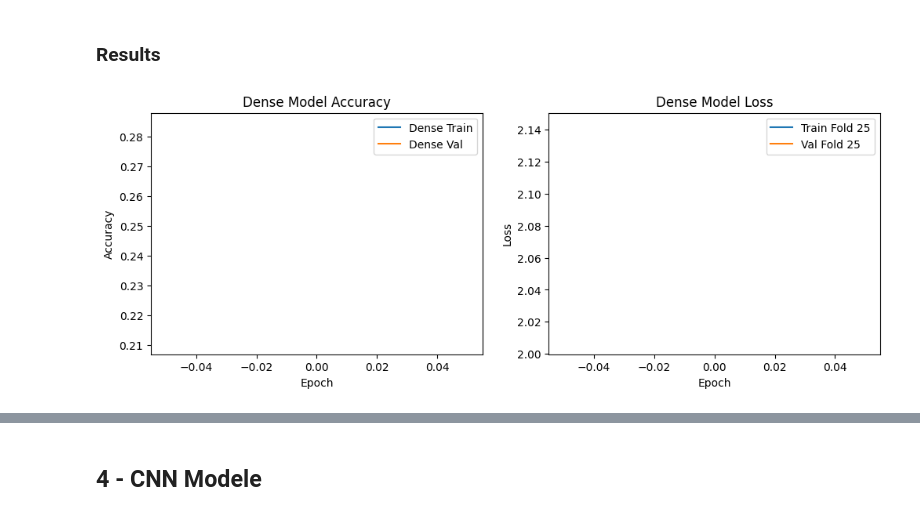
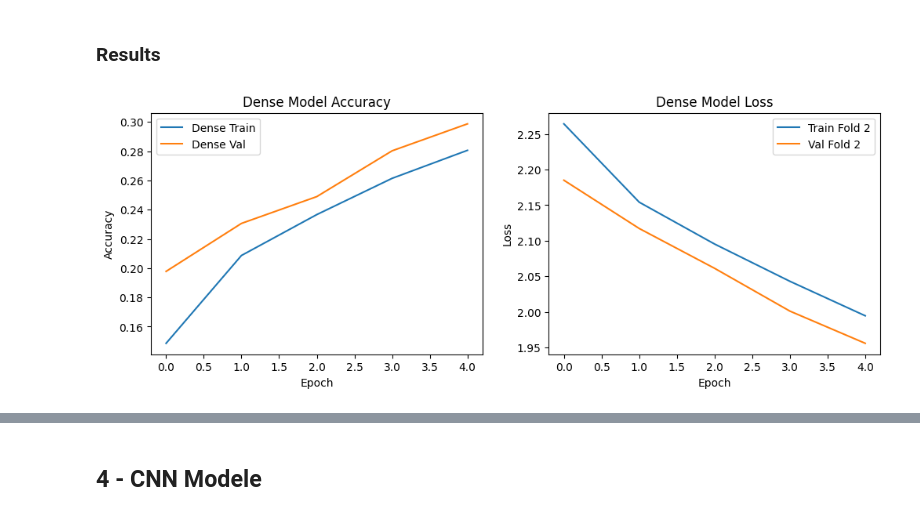
Before and after one commit to HugoBrtn/2-Projets_courts, a Jupyter notebook: Projet1-Images_chiffres/Images_chiffres.ipynb, the cells around one changed output, grey strips where cells are left out. Drawn from its saved outputs; the diff is of its cells as text; code cells hidden in the pictures.

```diff
--- a/Projet1-Images_chiffres/Images_chiffres.ipynb
+++ b/Projet1-Images_chiffres/Images_chiffres.ipynb
@@ -17,10 +20,10 @@ from tensorflow.keras.models import Sequential, clone_model
 # %% [markdown]
 ## 1 - Data Preparation
 # %%
-X_train = np.load("train_images.npy")
-y_train = np.load("train_labels.npy")
-X_test = np.load("test_images.npy")
-y_test = np.load("test_labels.npy")
+X_train = np.load("Images/train_images.npy")
+y_train = np.load("Images/train_labels.npy")
+X_test = np.load("Images/test_images.npy")
+y_test = np.load("Images/test_labels.npy")
 # %%
 print(f'Shape of data X_train:{X_train.shape}\n')
 print(f'Shape of data y_train:{y_train.shape}\n')
@@ -80,11 +83,11 @@ plt.show()
 ### Parameters
 # %%
 # Parameters
-epochs_dense = 1 #epochs_dense = 50
+epochs_dense = 5 #epochs_dense = 50
 batch_size_dense = 128
 validation_split_dense = .2
-opt_dense = optimizers.Adam(learning_rate=0.01)
 early_stop_dense = EarlyStopping(monitor="val_loss", patience=3, restore_best_weights=True)
+k_folds_dense = 2
 # %% [markdown]
 ### Change shape of data
 # %%
@@ -129,8 +112,23 @@ Model: "sequential_33"
+# %%
+def create_dense_model():
+    dense_model = Sequential([
+    Dense(256, activation='relu', input_shape=(784,)),
+    Dropout(0.3),
+    Dense(128, activation='relu'),
+    Dropout(0.3),
+    Dense(10, activation='softmax')
+])
+
+    dense_model.compile(optimizer=optimizers.Adam(learning_rate=0.001),
+                    loss='sparse_categorical_crossentropy',
+                    metrics=['accuracy']
+        )
+    return dense_model
 # %%
 # Train the dense model
-dense_history = dense_model.fit(X_train_flat, y_train,
-                                epochs=epochs_dense,
-                                batch_size=batch_size_dense,
-                                validation_split=validation_split_dense,
-                                callbacks=[early_stop_dense])
+# dense_history = dense_model.fit(X_train_flat, y_train,
+#                                 epochs=epochs_dense,
+#                                 batch_size=batch_size_dense,
+#                                 validation_split=validation_split_dense,
+#                                 callbacks=[early_stop_dense])
 # %% [output]
@@ -140,24 +227,24 @@ dense_history = dense_model.fit(X_train_flat, y_train,
 # %%
 # summarize history for accuracy
 plt.figure(figsize=(12, 4))
 plt.subplot(1, 2, 1)
-plt.plot(dense_history.history['accuracy'], label='Dense Train')
-plt.plot(dense_history.history['val_accuracy'], label='Dense Val')
+plt.plot(best_dense_history.history['accuracy'], label='Dense Train')
+plt.plot(best_dense_history.history['val_accuracy'], label='Dense Val')
 plt.title('Dense Model Accuracy')
 plt.ylabel('Accuracy')
 plt.xlabel('Epoch')
 plt.legend()
 
 # summarize history for loss
 plt.subplot(1, 2, 2)
-plt.plot(dense_history.history['loss'], label=f'Train Fold {i+1}')
-plt.plot(dense_history.history['val_loss'], label=f'Val Fold {i+1}')
+plt.plot(best_dense_history.history['loss'], label=f'Train Fold {i+1}')
+plt.plot(best_dense_history.history['val_loss'], label=f'Val Fold {i+1}')
 plt.title('Dense Model Loss')
 plt.ylabel('Loss')
 plt.xlabel('Epoch')
 plt.legend()
 plt.show()
 # %% [output]
-[figure, old version]
+[figure, new version]
 # %%
 # Predict classes using the dense model
```
Also changed, not shown: parts of 17 cells of this notebook, 2 other files.
